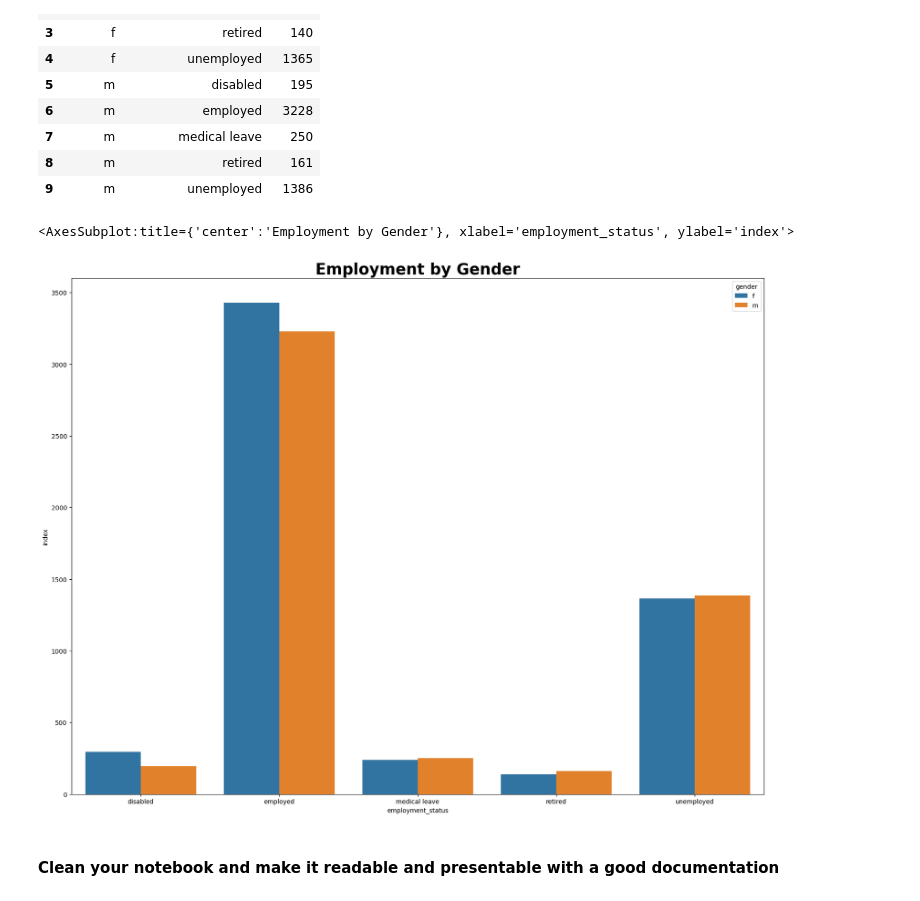
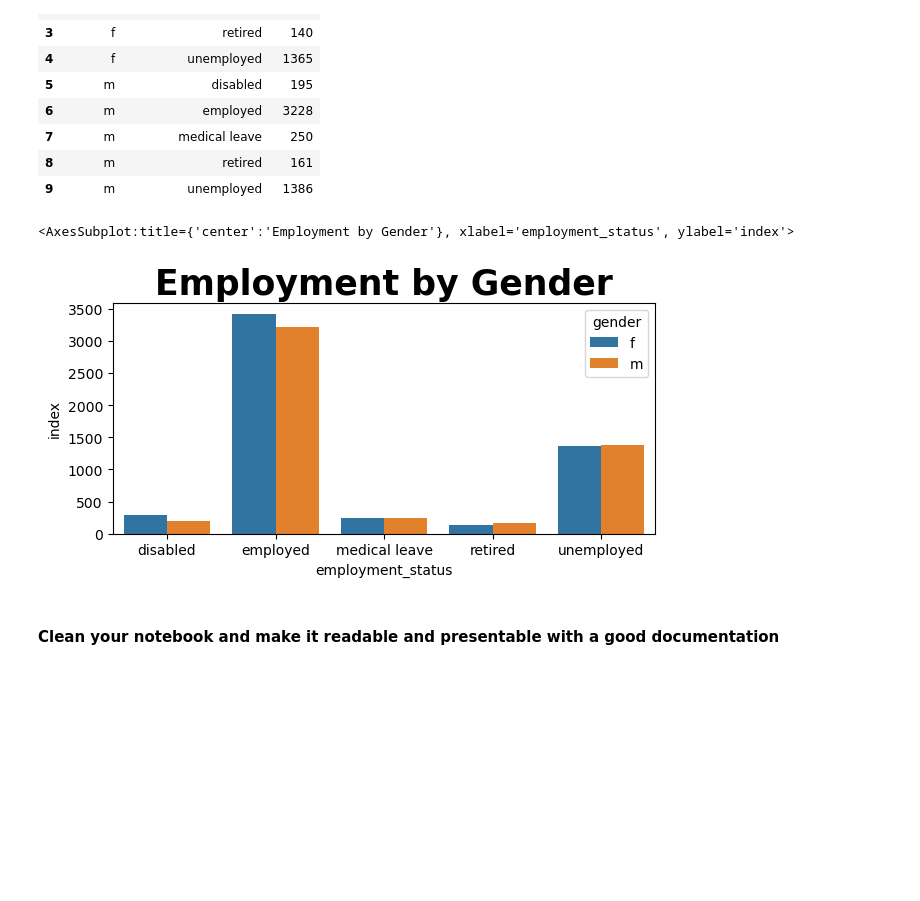
Before and after one commit to FredNurn/IronHack_DataLab_Frederik, a Jupyter notebook: Week 2/Customer_Analysis_Case_Study/CustomerAnalysis2.ipynb, the cells around one changed output. Drawn from its saved outputs; the diff is of its cells as text; code cells hidden in the pictures; blank space fills up the shorter version.

```diff
--- a/Week 2/Customer_Analysis_Case_Study/CustomerAnalysis2.ipynb
+++ b/Week 2/Customer_Analysis_Case_Study/CustomerAnalysis2.ipynb
@@ -342,12 +343,12 @@ gender_employment
 | 8 | m | retired | 161 |
 | 9 | m | unemployed | 1386 |
 # %%
-plt.figure(figsize=(20,15))
+plt.figure(figsize=(7,3))
 plt.title('Employment by Gender', size='25', fontweight='bold')
 
 sns.barplot(x = gender_employment['employment_status'],y = gender_employment['index'], hue = gender_employment['gender'])
 # %% [output]
 <AxesSubplot:title={'center':'Employment by Gender'}, xlabel='employment_status', ylabel='index'>
-[figure, old version]
+[figure, new version]
 # %% [markdown]
 **<br>Clean your notebook and make it readable and presentable with a good documentation<br>**
```
Also changed, not shown: parts of 4 cells of this notebook, 1 other file.
